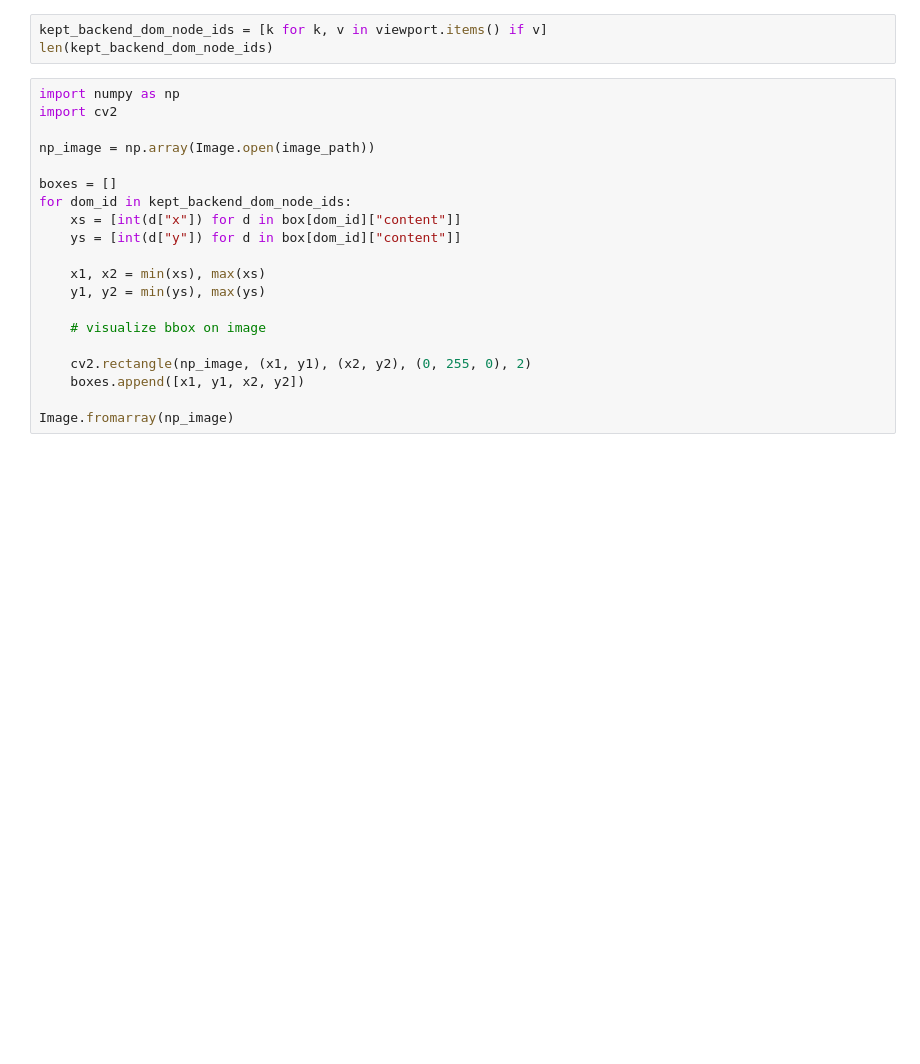
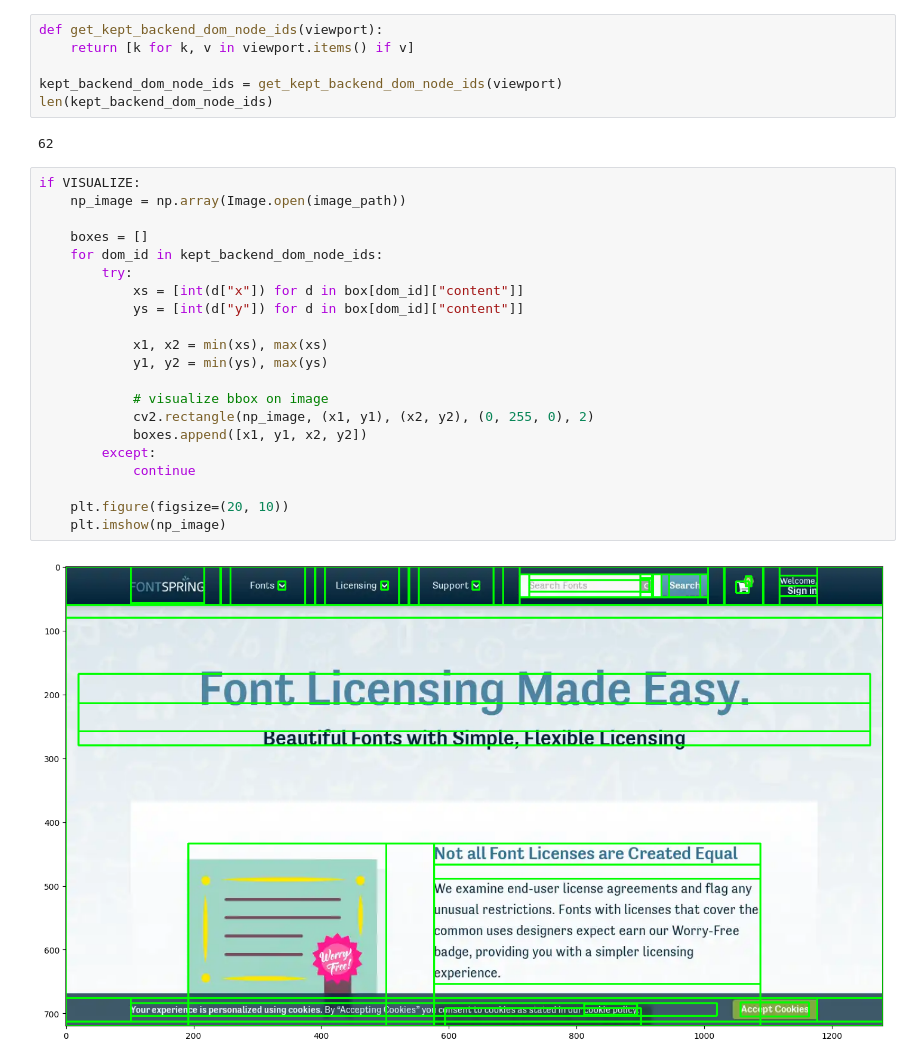
Before and after one commit to thanhhau097/locofy_assessment, a Jupyter notebook: assessment_2/notebook.ipynb, the cells around one changed output. Saved outputs shown, nothing was run; the diff lists cells and outputs as text; blank space fills up the shorter version.

```diff
--- a/assessment_2/notebook.ipynb
+++ b/assessment_2/notebook.ipynb
@@ -45,26 +68,34 @@ viewport = json.load(open(name.format(id, "viewport"), "r"))
 # %%
-kept_backend_dom_node_ids = [k for k, v in viewport.items() if v]
+def get_kept_backend_dom_node_ids(viewport):
+    return [k for k, v in viewport.items() if v]
+
+kept_backend_dom_node_ids = get_kept_backend_dom_node_ids(viewport)
 len(kept_backend_dom_node_ids)
+# %% [output]
+62
 # %%
-import numpy as np
-import cv2
+if VISUALIZE:
+    np_image = np.array(Image.open(image_path))
 
-np_image = np.array(Image.open(image_path))
+    boxes = []
+    for dom_id in kept_backend_dom_node_ids:
+        try:
+            xs = [int(d["x"]) for d in box[dom_id]["content"]]
+            ys = [int(d["y"]) for d in box[dom_id]["content"]]
 
-boxes = []
-for dom_id in kept_backend_dom_node_ids:
-    xs = [int(d["x"]) for d in box[dom_id]["content"]]
-    ys = [int(d["y"]) for d in box[dom_id]["content"]]
+            x1, x2 = min(xs), max(xs)
+            y1, y2 = min(ys), max(ys)
 
-    x1, x2 = min(xs), max(xs)
-    y1, y2 = min(ys), max(ys)
+            # visualize bbox on image
+            cv2.rectangle(np_image, (x1, y1), (x2, y2), (0, 255, 0), 2)
+            boxes.append([x1, y1, x2, y2])
+        except:
+            continue
 
-    # visualize bbox on image
-
-    cv2.rectangle(np_image, (x1, y1), (x2, y2), (0, 255, 0), 2)
-    boxes.append([x1, y1, x2, y2])
-
-Image.fromarray(np_image)
+    plt.figure(figsize=(20, 10))
+    plt.imshow(np_image)
+# %% [output]
+[figure, added]
 # %%
 # now we need to build a graph that contains only kept_backend_dom_node_ids
 # first we need to build the whole graph of node_ids, then we truncate it to make smaller graph which contains only kept_backend_dom_node_ids
```
Also changed, not shown: parts of 13 cells of this notebook, 2 other files.
